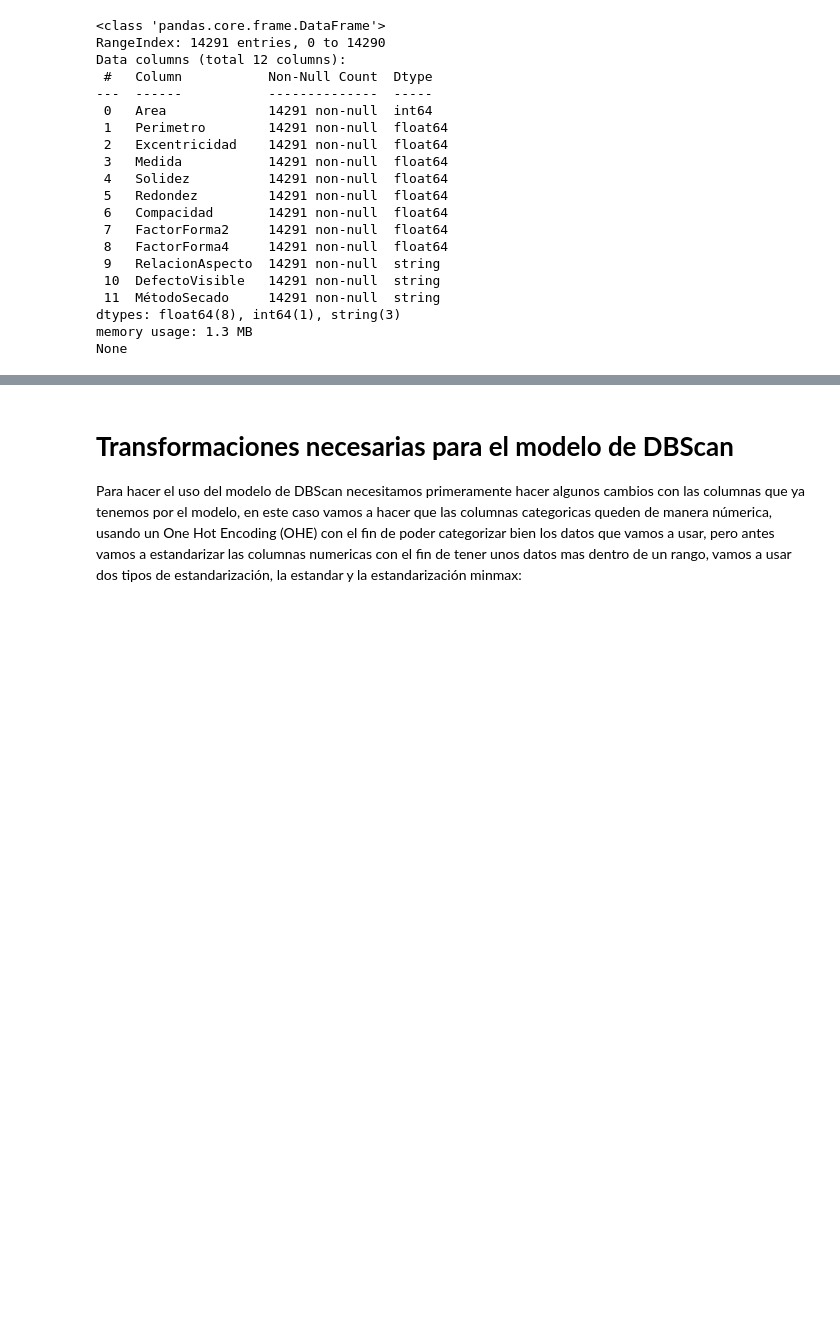
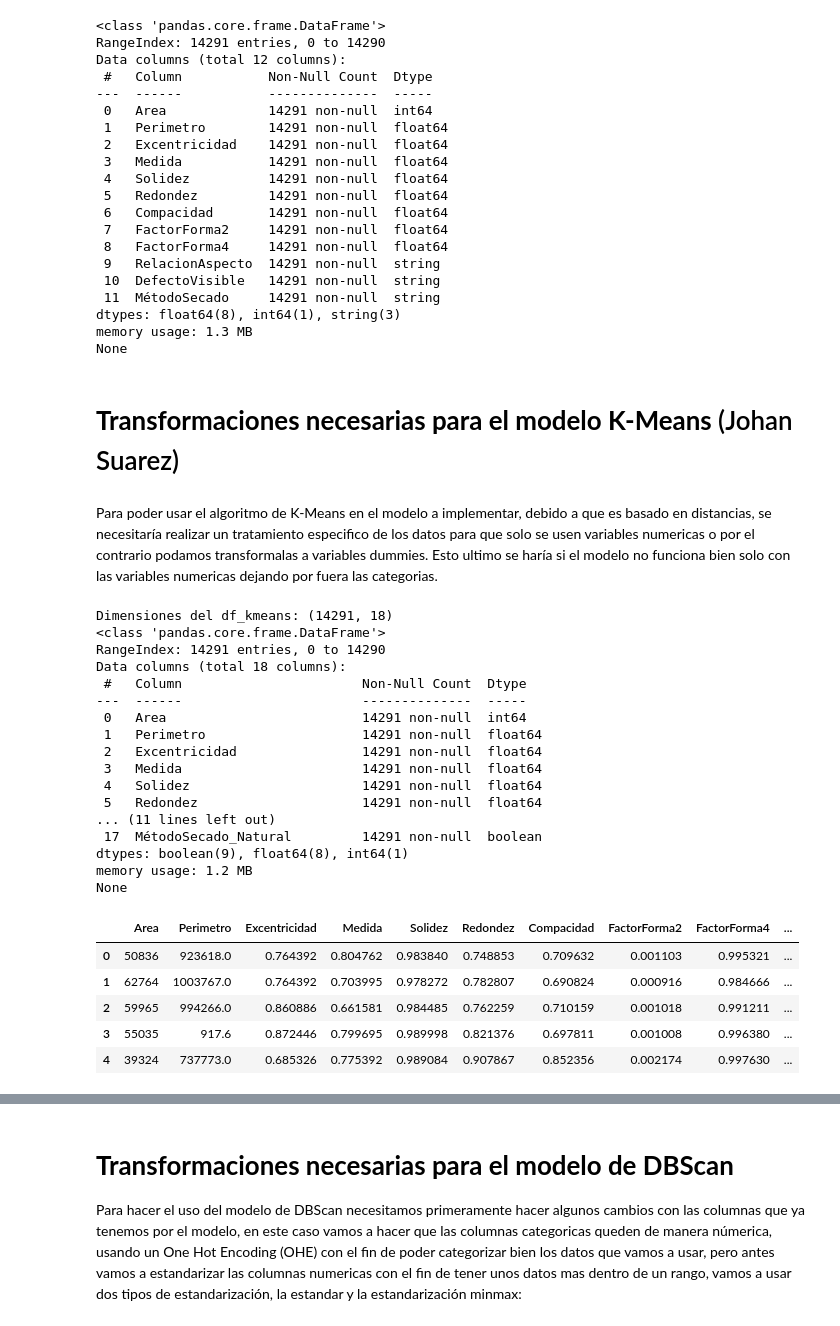
Before and after one commit to Trabajos-BI/Laboratorio2BI, a Jupyter notebook: Lab2/SeneCafeAlpes.ipynb, the cells around one changed output, grey strips where cells are left out. Cells and saved outputs as stored; diff of their text form; code cells hidden in the pictures; blank space fills up the shorter version.

Commit message:
Johan

```diff
--- a/Lab2/SeneCafeAlpes.ipynb
+++ b/Lab2/SeneCafeAlpes.ipynb
@@ -468,3 +480,41 @@ Data columns (total 12 columns):
 dtypes: float64(8), int64(1), string(3)
 memory usage: 1.3 MB
 None
+# %% [markdown]
+# **Transformaciones necesarias para el modelo K-Means** (Johan Suarez)
+# %% [markdown]
+Para poder usar el algoritmo de K-Means en el modelo a implementar, debido a que es basado en distancias, se necesitaría realizar un tratamiento especifico de los datos para que solo se usen variables numericas o por el contrario podamos transformalas a variables dummies. Esto ultimo se haría si el modelo no funciona bien solo con las variables numericas dejando por fuera las categorias.
+# %%
+df_kmeans = df.copy()
+
+categoricas = ['RelacionAspecto', 'DefectoVisible', 'MétodoSecado']
+
+df_kmeans = pd.get_dummies(df_kmeans, columns=categoricas, drop_first=False)
+
+print("Dimensiones del df_kmeans:", df_kmeans.shape)
+print(df_kmeans.info())
+display(df_kmeans.head())
+# %% [output]
+Dimensiones del df_kmeans: (14291, 18)
+<class 'pandas.core.frame.DataFrame'>
+RangeIndex: 14291 entries, 0 to 14290
+Data columns (total 18 columns):
+ #   Column                       Non-Null Count  Dtype
+---  ------                       --------------  -----
+ 0   Area                         14291 non-null  int64
+ 1   Perimetro                    14291 non-null  float64
+ 2   Excentricidad                14291 non-null  float64
+ 3   Medida                       14291 non-null  float64
+ 4   Solidez                      14291 non-null  float64
+ 5   Redondez                     14291 non-null  float64
+... (11 lines left out)
+ 17  MétodoSecado_Natural         14291 non-null  boolean
+dtypes: boolean(9), float64(8), int64(1)
+memory usage: 1.2 MB
+None
+|  | Area | Perimetro | Excentricidad | Medida | Solidez | Redondez | Compacidad | FactorForma2 | FactorForma4 | ... |
+| 0 | 50836 | 923618.0 | 0.764392 | 0.804762 | 0.983840 | 0.748853 | 0.709632 | 0.001103 | 0.995321 | ... |
+| 1 | 62764 | 1003767.0 | 0.764392 | 0.703995 | 0.978272 | 0.782807 | 0.690824 | 0.000916 | 0.984666 | ... |
+| 2 | 59965 | 994266.0 | 0.860886 | 0.661581 | 0.984485 | 0.762259 | 0.710159 | 0.001018 | 0.991211 | ... |
+| 3 | 55035 | 917.6 | 0.872446 | 0.799695 | 0.989998 | 0.821376 | 0.697811 | 0.001008 | 0.996380 | ... |
+| 4 | 39324 | 737773.0 | 0.685326 | 0.775392 | 0.989084 | 0.907867 | 0.852356 | 0.002174 | 0.997630 | ... |
```
Also changed, not shown: parts of 13 cells of this notebook.
